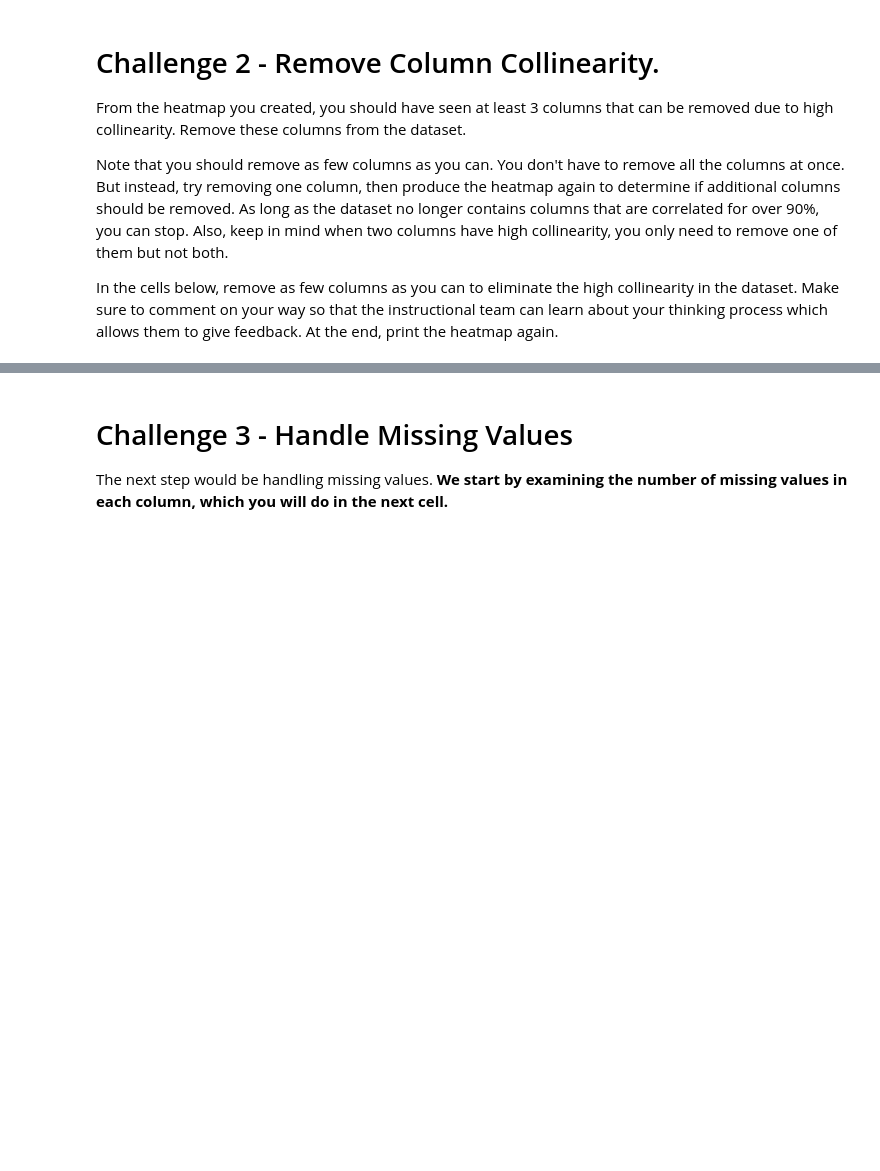
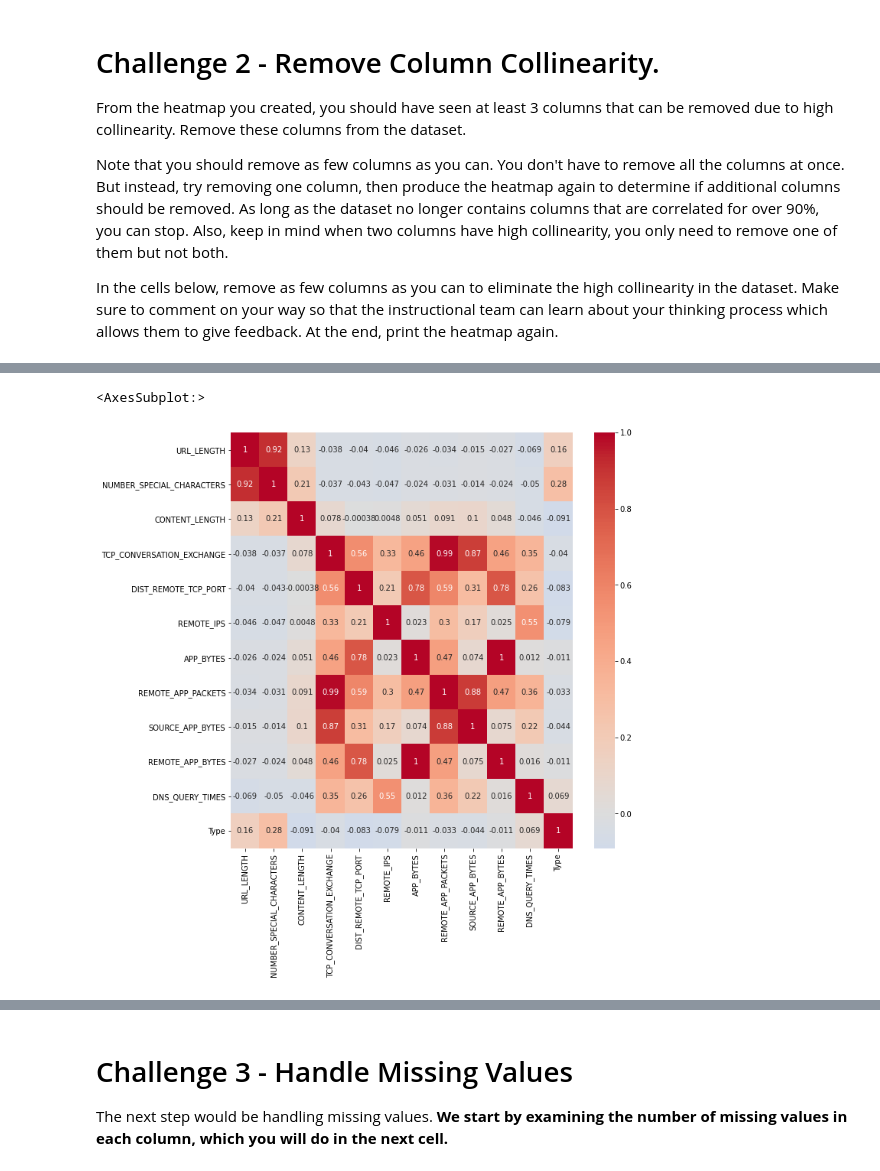
Before and after one commit to ta-datapt-bcn/lab-supervised-learning, a Jupyter notebook: your-code/main.ipynb, the cells around one changed output, grey strips where cells are left out. Drawn from its saved outputs; the diff is of its cells as text; code cells hidden in the pictures; blank space fills up the shorter version.

```diff
--- a/your-code/main.ipynb
+++ b/your-code/main.ipynb
@@ -70,0 +183,9 @@ In the cells below, remove as few columns as you can to eliminate the high colli
+# %%
+# we delete the other variable with a VIF tending to infinite:
+websites.drop(columns=['APP_PACKETS'], inplace=True)
+# %%
+# Print heatmap again
+sns.heatmap(websites.corr(), cmap='coolwarm', annot=True, center=0)
+# %% [output]
+<AxesSubplot:>
+[figure, added]
```
Also changed, not shown: parts of 137 cells of this notebook, 1 other file.
